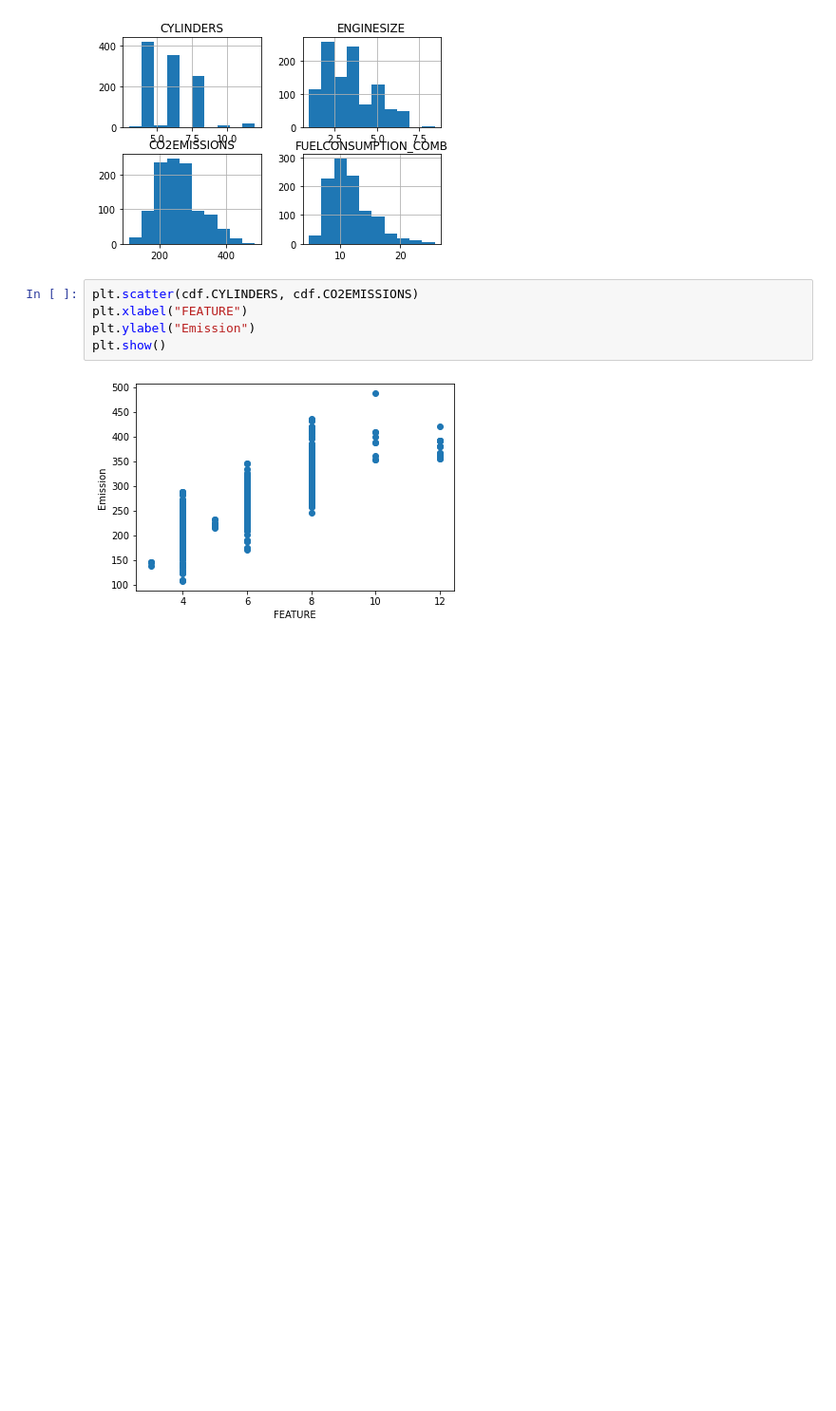
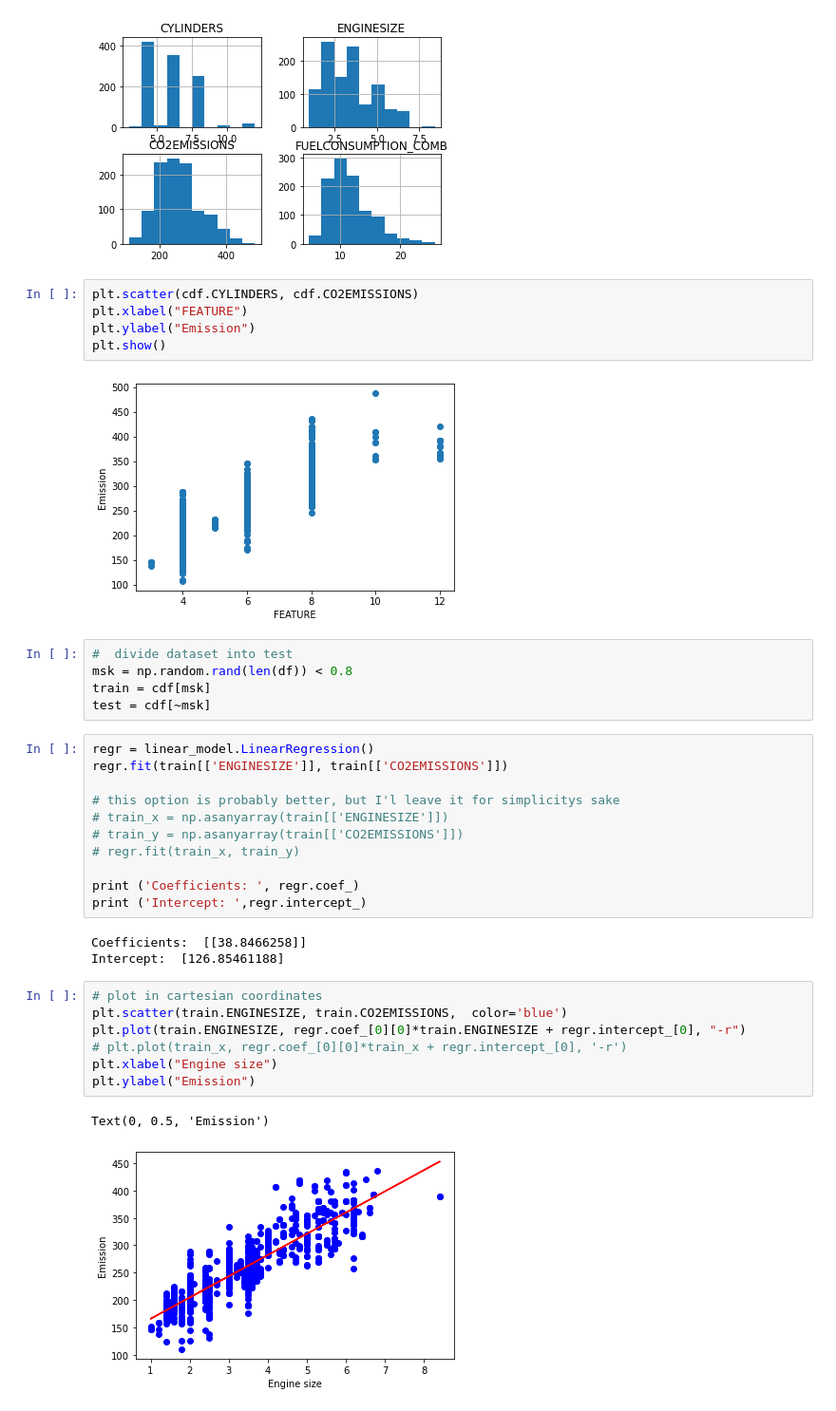
Before and after one commit to keldranase/ml-course-ibm, a Jupyter notebook: Untitled.ipynb, the cells around one changed output. Shown at 95% size. Drawn from its saved outputs; the diff is of its cells as text; blank space fills up the shorter version.

```diff
--- a/Untitled.ipynb
+++ b/Untitled.ipynb
@@ -49,3 +51,32 @@ plt.ylabel("Emission")
 plt.show()
 # %% [output]
 [figure]
+# %%
+#  divide dataset into test
+msk = np.random.rand(len(df)) < 0.8
+train = cdf[msk]
+test = cdf[~msk]
+# %%
+regr = linear_model.LinearRegression()
+regr.fit(train[['ENGINESIZE']], train[['CO2EMISSIONS']])
+
+# this option is probably better, but I'l leave it for simplicitys sake
+# train_x = np.asanyarray(train[['ENGINESIZE']])
+# train_y = np.asanyarray(train[['CO2EMISSIONS']])
+# regr.fit(train_x, train_y)
+
+print ('Coefficients: ', regr.coef_)
+print ('Intercept: ',regr.intercept_)
+# %% [output]
+Coefficients:  [[38.8466258]]
+Intercept:  [126.85461188]
+# %%
+# plot in cartesian coordinates
+plt.scatter(train.ENGINESIZE, train.CO2EMISSIONS,  color='blue')
+plt.plot(train.ENGINESIZE, regr.coef_[0][0]*train.ENGINESIZE + regr.intercept_[0], "-r")
+# plt.plot(train_x, regr.coef_[0][0]*train_x + regr.intercept_[0], '-r')
+plt.xlabel("Engine size")
+plt.ylabel("Emission")
+# %% [output]
+Text(0, 0.5, 'Emission')
+[figure, added]
```
Also changed, not shown: parts of 5 cells of this notebook, 11 other files.
